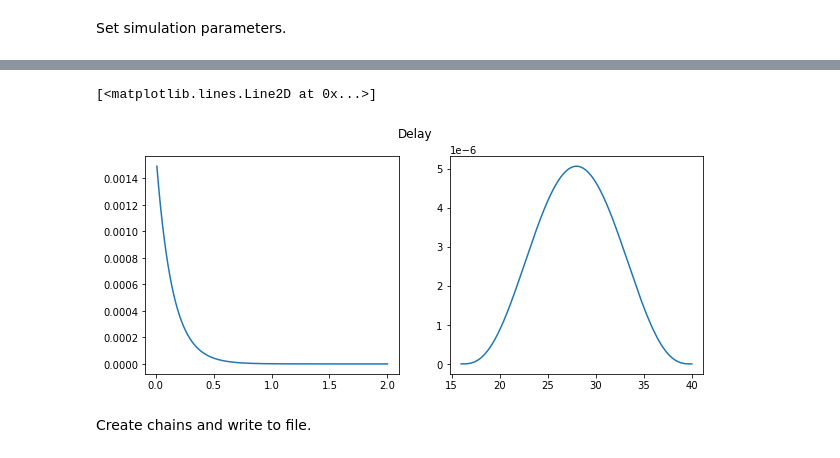
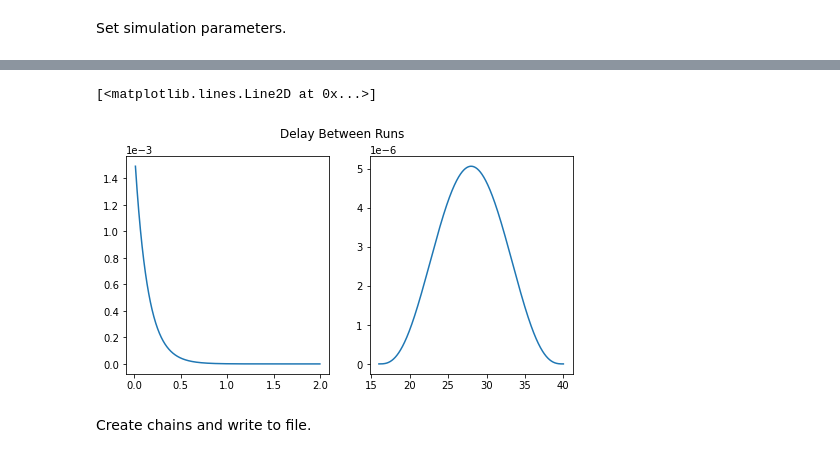
Before and after one commit to yiyanshou/StS, a Jupyter notebook: chaining/data_simulation_2w_big.ipynb, the cells around one changed output, grey strips where cells are left out. Saved outputs shown, nothing was run; the diff lists cells and outputs as text; code cells hidden in the pictures.

```diff
--- a/chaining/data_simulation_2w_big.ipynb
+++ b/chaining/data_simulation_2w_big.ipynb
@@ -59,20 +70,25 @@ class exp_beta_mix:
 # %%
 run_delay_dist = exp_beta_mix(loc1 = 1, scale1 = 500,
                               alpha = 4, beta = 4, loc2 = 16 * 3600, scale2 = 3600 * 24, p = 0.2)
 
-plt.figure(figsize = (10, 4))
-plt.suptitle('Delay')
+plt.figure(figsize = (8, 4))
+plt.suptitle('Delay Between Runs')
 
 plt.subplot(121)
 x = np.linspace(0.01, 2, 1000)
 plt.plot(x, run_delay_dist.pdf(x * 3600))
 
+formatter = ticker.ScalarFormatter()
+formatter.set_scientific(True)
+formatter.set_powerlimits((-2, 2))
+plt.gca().yaxis.set_major_formatter(formatter)
+
 plt.subplot(122)
 x = np.linspace(16, 40, 1000)
 plt.plot(x, run_delay_dist.pdf(x * 3600))
 # %% [output]
 [<matplotlib.lines.Line2D at 0x...>]
-[figure, old version]
+[figure, new version]
 # %% [markdown]
 Create chains and write to file.
 # %%
```
Also changed, not shown: parts of 5 cells of this notebook, 8 other files.
